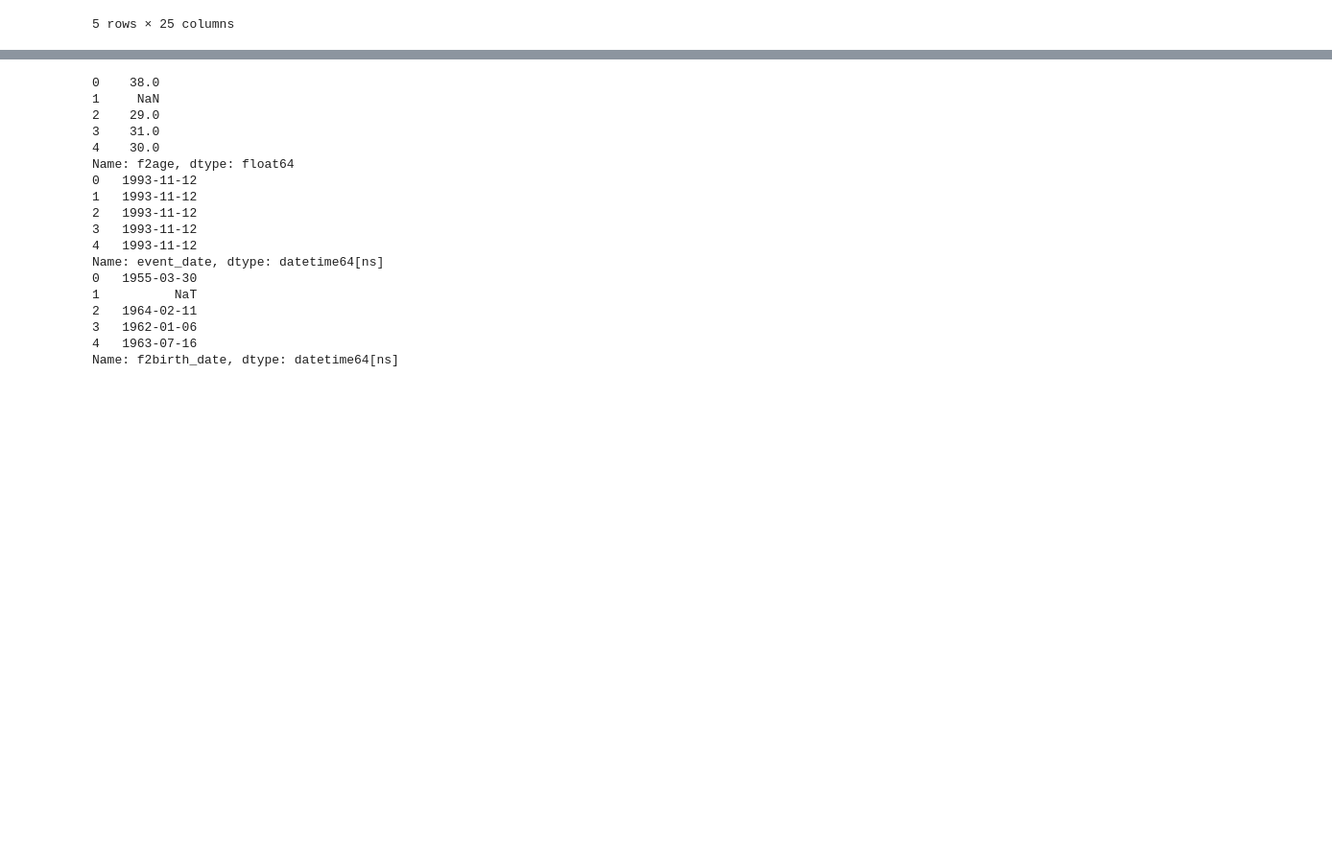
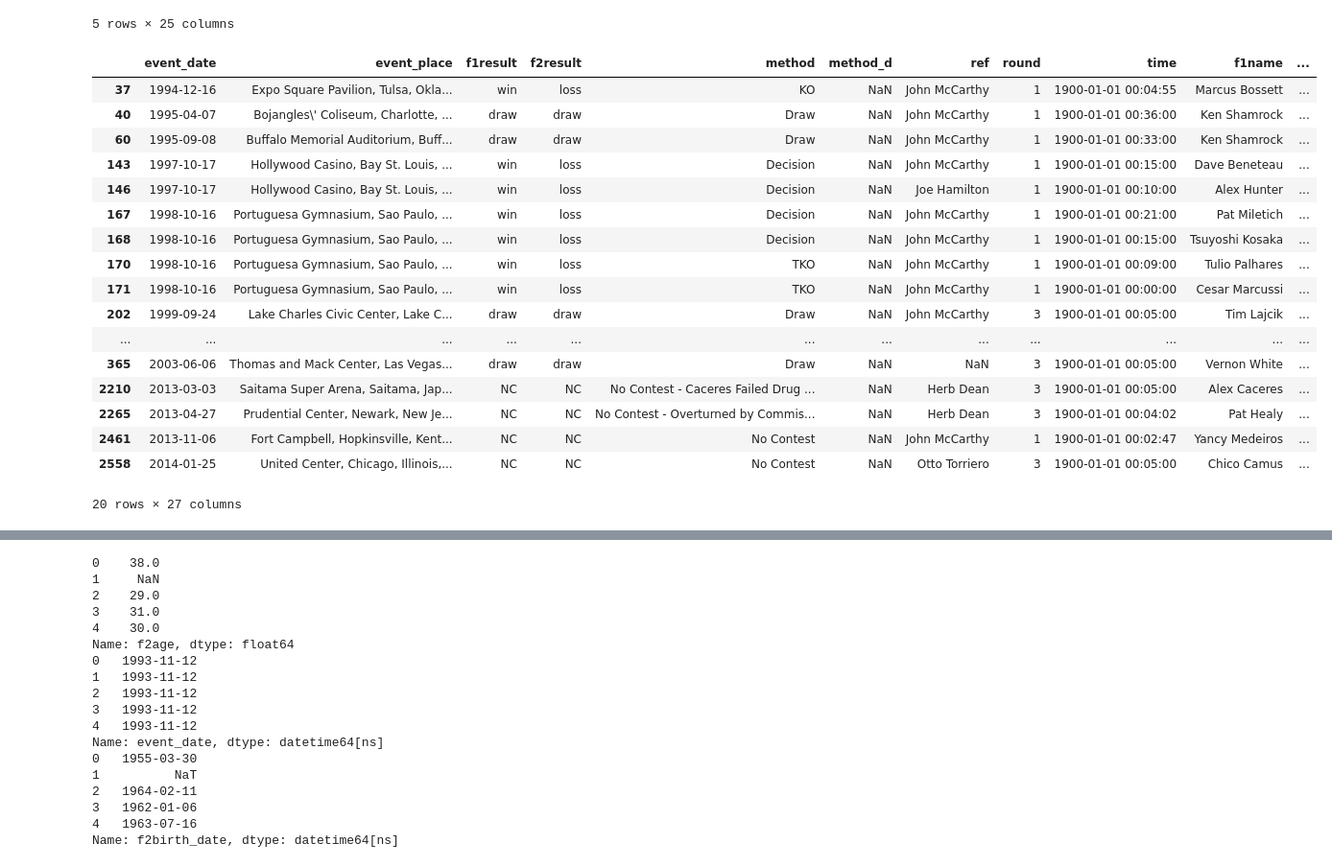
Before and after one commit to michael-j-sanders/DSI-SF-1-msanders2288, a Jupyter notebook: Final Project/Initial_Analysis.ipynb, the cells around one changed output, grey strips where cells are left out. Shown at 96% size. Saved outputs shown, nothing was run; the diff lists cells and outputs as text; code cells hidden in the pictures; blank space fills up the shorter version.

```diff
--- a/Final Project/Initial_Analysis.ipynb
+++ b/Final Project/Initial_Analysis.ipynb
@@ -27,0 +64,9 @@ dtype: object
+# %%
+import datetime
+
+total_times = []
+for x in fights['time']:
+    times  = datetime.datetime.strptime(x, f'%M:%S')
+    total_times.append(times)
+# %%
+fights['time'] = total_times
@@ -35,3 +93,24 @@ fights.head()
 | 3 | 1993-11-12 | McNichols Arena, Denver, Colorado... | win | loss | TKO | Corner Stoppage | Joao Alberto Barreto | 1 | 0:59 | Gerard Gordeau | ... |
 | 4 | 1993-11-12 | McNichols Arena, Denver, Colorado... | win | loss | Submission | Heel Hook | Helio Vigio | 1 | 1:49 | Ken Shamrock | ... |
 5 rows × 25 columns
+# %%
+fights.ix[pd.isnull(fights['method_d'])]
+# %% [output]
+|  | event_date | event_place | f1result | f2result | method | method_d | ref | round | time | f1name | ... |
+| 37 | 1994-12-16 | Expo Square Pavilion, Tulsa, Okla... | win | loss | KO | NaN | John McCarthy | 1 | 1900-01-01 00:04:55 | Marcus Bossett | ... |
+| 40 | 1995-04-07 | Bojangles\' Coliseum, Charlotte, ... | draw | draw | Draw | NaN | John McCarthy | 1 | 1900-01-01 00:36:00 | Ken Shamrock | ... |
+| 60 | 1995-09-08 | Buffalo Memorial Auditorium, Buff... | draw | draw | Draw | NaN | John McCarthy | 1 | 1900-01-01 00:33:00 | Ken Shamrock | ... |
+| 143 | 1997-10-17 | Hollywood Casino, Bay St. Louis, ... | win | loss | Decision | NaN | John McCarthy | 1 | 1900-01-01 00:15:00 | Dave Beneteau | ... |
+| 146 | 1997-10-17 | Hollywood Casino, Bay St. Louis, ... | win | loss | Decision | NaN | Joe Hamilton | 1 | 1900-01-01 00:10:00 | Alex Hunter | ... |
+| 167 | 1998-10-16 | Portuguesa Gymnasium, Sao Paulo, ... | win | loss | Decision | NaN | John McCarthy | 1 | 1900-01-01 00:21:00 | Pat Miletich | ... |
+| 168 | 1998-10-16 | Portuguesa Gymnasium, Sao Paulo, ... | win | loss | Decision | NaN | John McCarthy | 1 | 1900-01-01 00:15:00 | Tsuyoshi Kosaka | ... |
+| 170 | 1998-10-16 | Portuguesa Gymnasium, Sao Paulo, ... | win | loss | TKO | NaN | John McCarthy | 1 | 1900-01-01 00:09:00 | Tulio Palhares | ... |
+| 171 | 1998-10-16 | Portuguesa Gymnasium, Sao Paulo, ... | win | loss | TKO | NaN | John McCarthy | 1 | 1900-01-01 00:00:00 | Cesar Marcussi | ... |
+| 202 | 1999-09-24 | Lake Charles Civic Center, Lake C... | draw | draw | Draw | NaN | John McCarthy | 3 | 1900-01-01 00:05:00 | Tim Lajcik | ... |
+| ... | ... | ... | ... | ... | ... | ... | ... | ... | ... | ... | ... |
+| 365 | 2003-06-06 | Thomas and Mack Center, Las Vegas... | draw | draw | Draw | NaN | NaN | 3 | 1900-01-01 00:05:00 | Vernon White | ... |
+| 2210 | 2013-03-03 | Saitama Super Arena, Saitama, Jap... | NC | NC | No Contest - Caceres Failed Drug ... | NaN | Herb Dean | 3 | 1900-01-01 00:05:00 | Alex Caceres | ... |
+| 2265 | 2013-04-27 | Prudential Center, Newark, New Je... | NC | NC | No Contest - Overturned by Commis... | NaN | Herb Dean | 3 | 1900-01-01 00:04:02 | Pat Healy | ... |
+| 2461 | 2013-11-06 | Fort Campbell, Hopkinsville, Kent... | NC | NC | No Contest | NaN | John McCarthy | 1 | 1900-01-01 00:02:47 | Yancy Medeiros | ... |
+| 2558 | 2014-01-25 | United Center, Chicago, Illinois,... | NC | NC | No Contest | NaN | Otto Torriero | 3 | 1900-01-01 00:05:00 | Chico Camus | ... |
+20 rows × 27 columns
```
Also changed, not shown: parts of 13 cells of this notebook, 1 other file.
